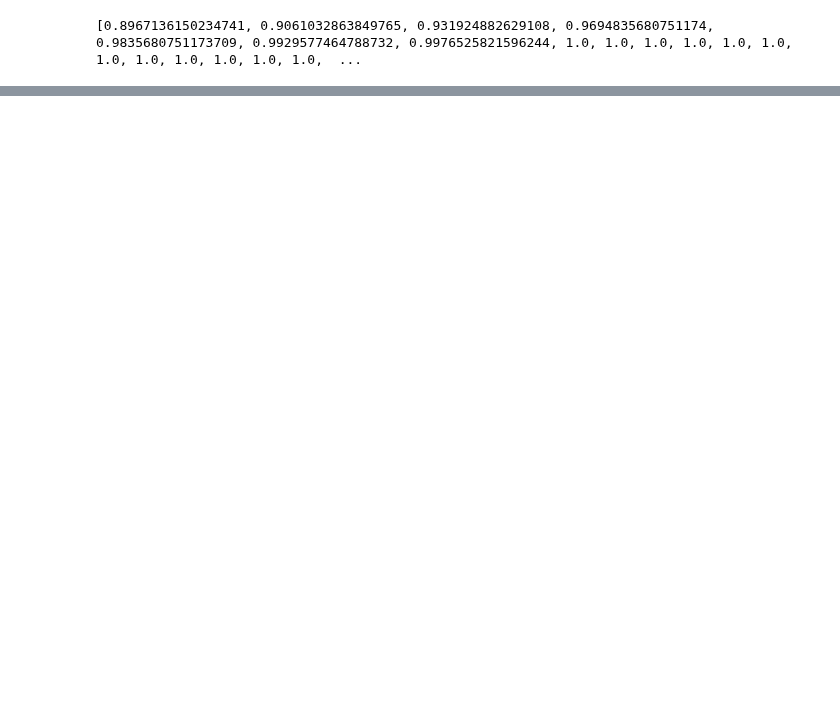
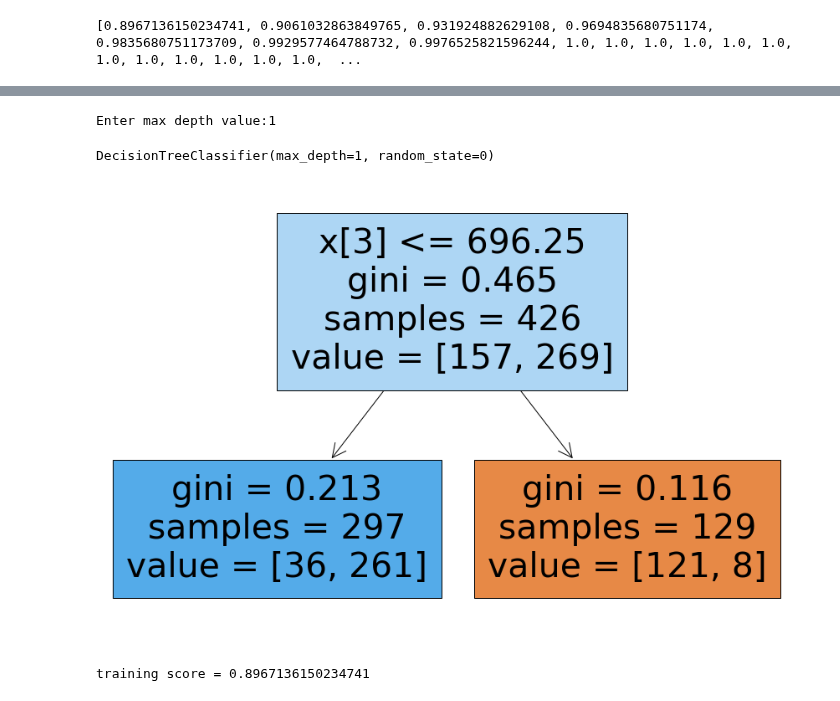
Before and after one commit to yashyaks/ML-playground, a Jupyter notebook: Lab_2/Lab2.3_DecisionTreeClassifier.ipynb, the cells around one changed output, grey strips where cells are left out. Drawn from its saved outputs; the diff is of its cells as text; code cells hidden in the pictures; blank space fills up the shorter version.

```diff
--- a/Lab_2/Lab2.3_DecisionTreeClassifier.ipynb
+++ b/Lab_2/Lab2.3_DecisionTreeClassifier.ipynb
@@ -154,0 +155,10 @@ WARNING:matplotlib.legend:No artists with labels found to put in legend.  Note t
+# %%
+n=int(input("Enter max depth value:"))
+# %% [output]
+Enter max depth value:1
+# %%
+clf=DecisionTreeClassifier(max_depth=n,random_state=0)
+# %%
+clf.fit(x_train,y_train)
+# %% [output]
+DecisionTreeClassifier(max_depth=1, random_state=0)
@@ -154,0 +169,11 @@ WARNING:matplotlib.legend:No artists with labels found to put in legend.  Note t
+# %%
+from sklearn import tree
+fig = plt.figure(figsize=(15,10))
+_ = tree.plot_tree(clf, filled=True)
+# %% [output]
+[figure, added]
+# %%
+from sklearn import metrics
+print(f"training score = {metrics.accuracy_score(y_train,y_train_pred)}")
+# %% [output]
+training score = 0.8967136150234741
```
Also changed, not shown: parts of 13 cells of this notebook.
